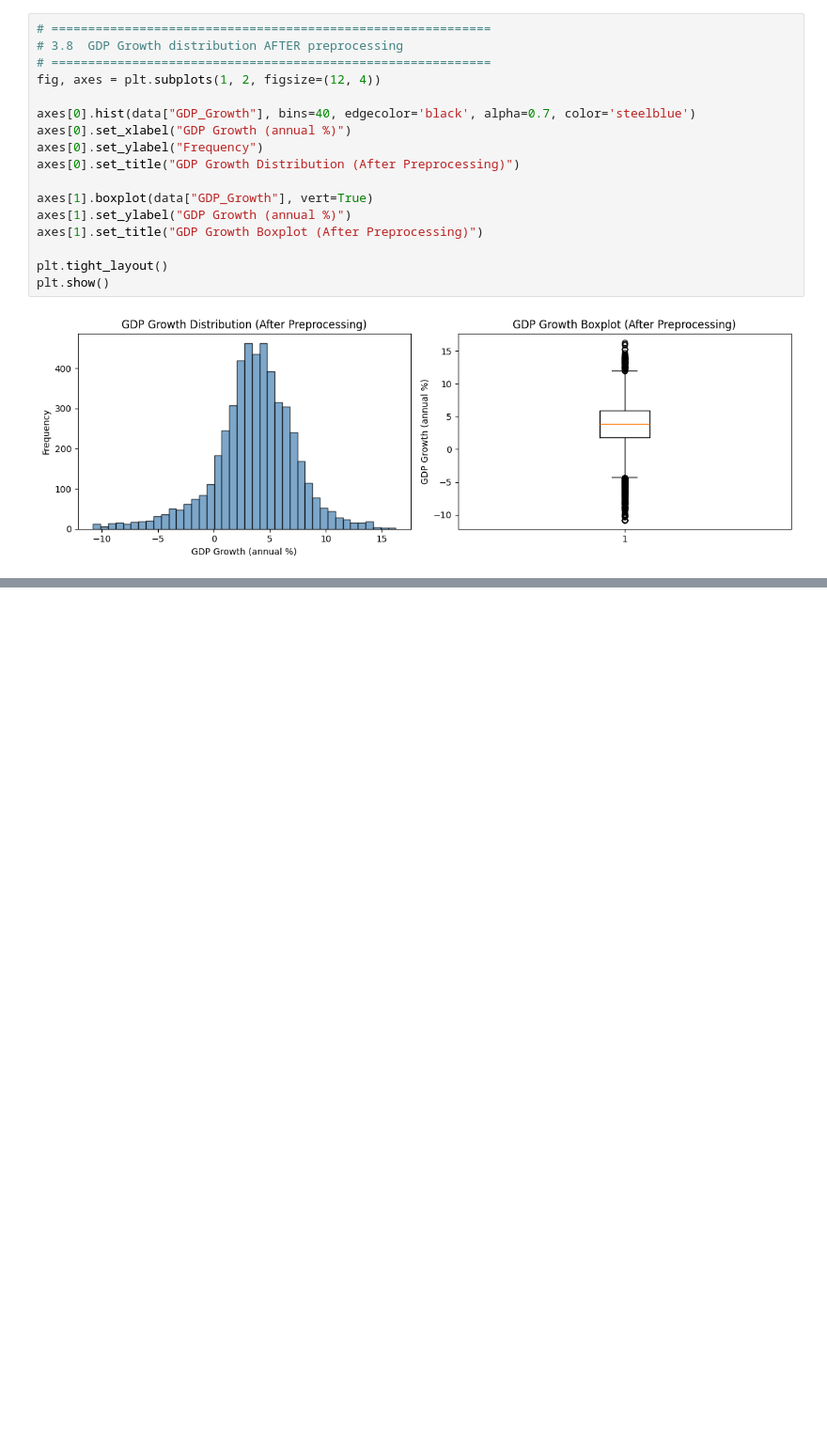
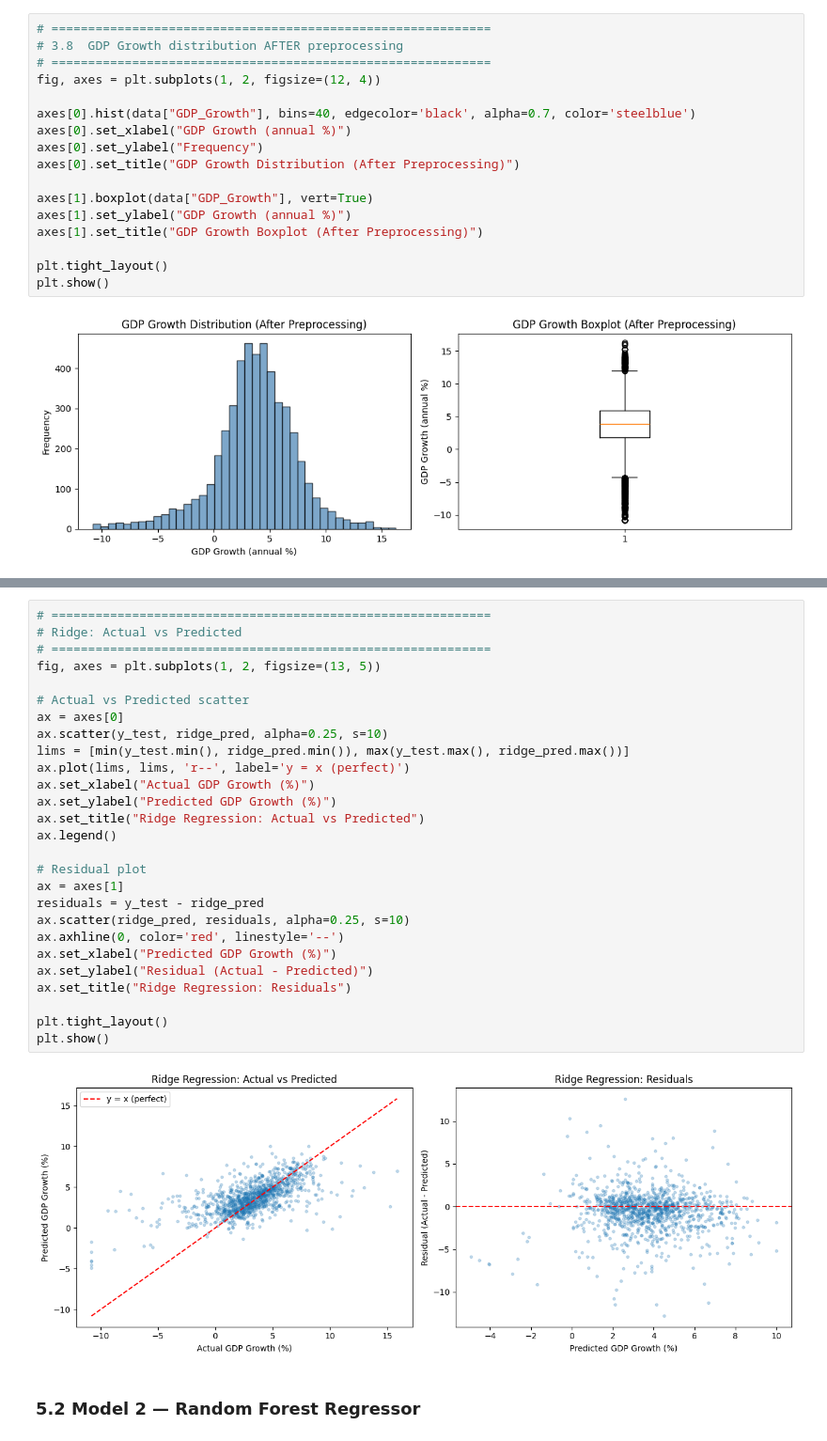
Before and after one commit to wasaldev/24077342-Data-Science-Machine-Learning-GDP-Growth-Prediction, a Jupyter notebook: 24077342_Data_Science_Project.ipynb, the cells around one changed output, grey strips where cells are left out. Shown at 94% size. Saved outputs shown, nothing was run; the diff lists cells and outputs as text; blank space fills up the shorter version.

```diff
--- a/24077342_Data_Science_Project.ipynb
+++ b/24077342_Data_Science_Project.ipynb
@@ -579,0 +765,31 @@ plt.show()
+# %%
+# ============================================================
+# Ridge: Actual vs Predicted
+# ============================================================
+fig, axes = plt.subplots(1, 2, figsize=(13, 5))
+
+# Actual vs Predicted scatter
+ax = axes[0]
+ax.scatter(y_test, ridge_pred, alpha=0.25, s=10)
+lims = [min(y_test.min(), ridge_pred.min()), max(y_test.max(), ridge_pred.max())]
+ax.plot(lims, lims, 'r--', label='y = x (perfect)')
+ax.set_xlabel("Actual GDP Growth (%)")
+ax.set_ylabel("Predicted GDP Growth (%)")
+ax.set_title("Ridge Regression: Actual vs Predicted")
+ax.legend()
+
+# Residual plot
+ax = axes[1]
+residuals = y_test - ridge_pred
+ax.scatter(ridge_pred, residuals, alpha=0.25, s=10)
+ax.axhline(0, color='red', linestyle='--')
+ax.set_xlabel("Predicted GDP Growth (%)")
+ax.set_ylabel("Residual (Actual - Predicted)")
+ax.set_title("Ridge Regression: Residuals")
+
+plt.tight_layout()
+plt.show()
+# %% [output]
+[figure, added]
+# %% [markdown]
+### 5.2 Model 2 — Random Forest Regressor
```
Also changed, not shown: parts of 14 cells of this notebook.
